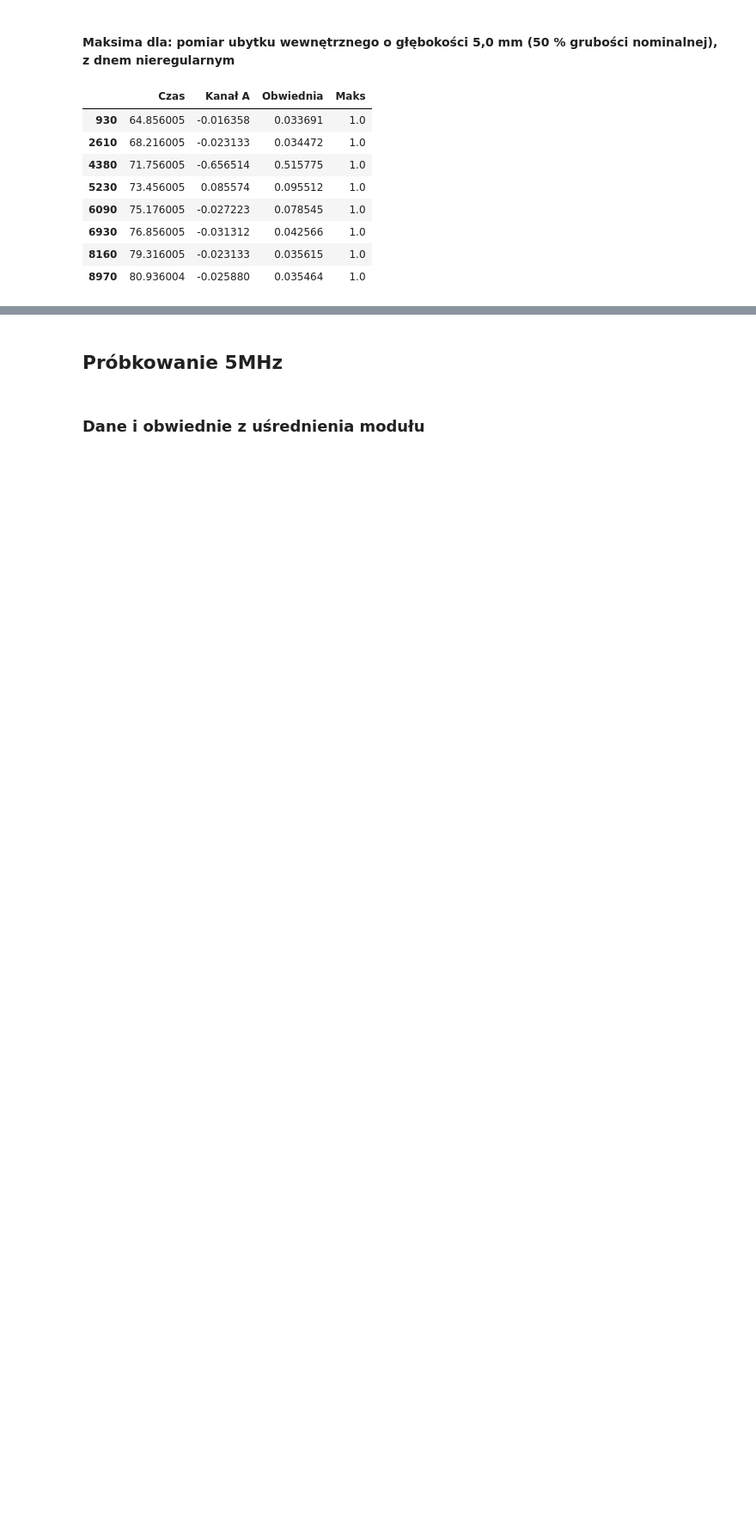
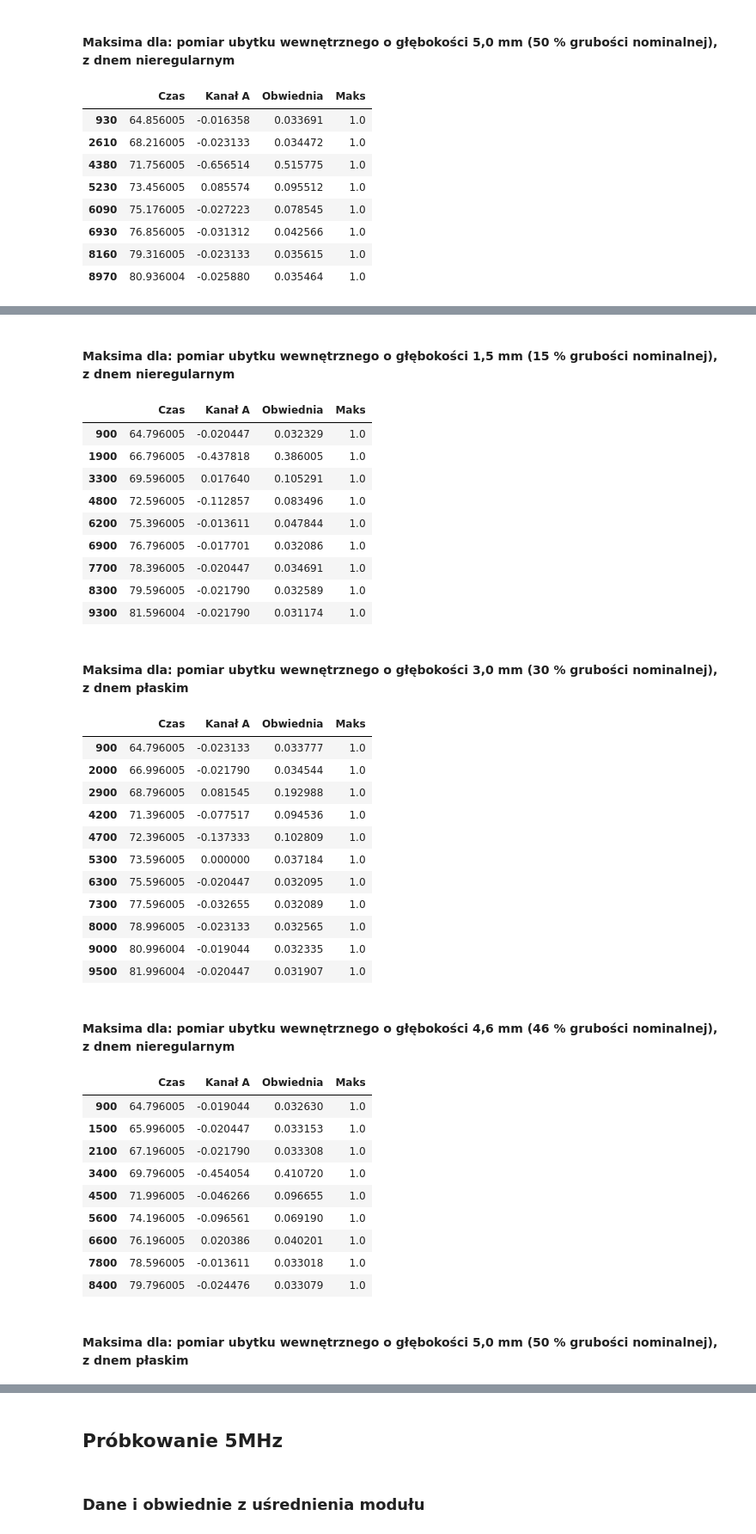
Before and after one commit to brqd/pigs, a Jupyter notebook: dane.ipynb, the cells around one changed output, grey strips where cells are left out. Shown: that part at 86% size. Cells and saved outputs as stored; diff of their text form; code cells hidden in the pictures; blank space fills up the shorter version.

```diff
--- a/dane.ipynb
+++ b/dane.ipynb
@@ -232,0 +257,13 @@ Maksima dla: pomiar ubytku wewnętrznego o głębokości 5,0 mm (50 % grubości
+# %%
+#@markdown Wyszukiwanie maksimów
+from IPython.display import HTML
+
+def find_max(x):
+    return x[len(x)//2] == np.max(x)
+
+for df,[filename, desc] in zip(data50, filenames):
+  display(HTML("<BR/><B>Maksima dla: "+desc+"</B>"))
+  df5 = df[::10].copy()
+  df5['Maks'] = df5["Obwiednia"].rolling(window=8, center=True).apply(find_max, raw=True)
+  display(df5[df5['Maks']==1])
+# %% [output]
@@ -232,0 +279,36 @@ Maksima dla: pomiar ubytku wewnętrznego o głębokości 5,0 mm (50 % grubości
+Maksima dla: pomiar ubytku wewnętrznego o głębokości 1,5 mm (15 % grubości nominalnej), z dnem nieregularnym
+|  | Czas | Kanał A | Obwiednia | Maks |
+| 900 | 64.796005 | -0.020447 | 0.032329 | 1.0 |
+| 1900 | 66.796005 | -0.437818 | 0.386005 | 1.0 |
+| 3300 | 69.596005 | 0.017640 | 0.105291 | 1.0 |
+| 4800 | 72.596005 | -0.112857 | 0.083496 | 1.0 |
+| 6200 | 75.396005 | -0.013611 | 0.047844 | 1.0 |
+| 6900 | 76.796005 | -0.017701 | 0.032086 | 1.0 |
+| 7700 | 78.396005 | -0.020447 | 0.034691 | 1.0 |
+| 8300 | 79.596005 | -0.021790 | 0.032589 | 1.0 |
+| 9300 | 81.596004 | -0.021790 | 0.031174 | 1.0 |
+Maksima dla: pomiar ubytku wewnętrznego o głębokości 3,0 mm (30 % grubości nominalnej), z dnem płaskim
+|  | Czas | Kanał A | Obwiednia | Maks |
+| 900 | 64.796005 | -0.023133 | 0.033777 | 1.0 |
+| 2000 | 66.996005 | -0.021790 | 0.034544 | 1.0 |
+| 2900 | 68.796005 | 0.081545 | 0.192988 | 1.0 |
+| 4200 | 71.396005 | -0.077517 | 0.094536 | 1.0 |
+| 4700 | 72.396005 | -0.137333 | 0.102809 | 1.0 |
+| 5300 | 73.596005 | 0.000000 | 0.037184 | 1.0 |
+| 6300 | 75.596005 | -0.020447 | 0.032095 | 1.0 |
+| 7300 | 77.596005 | -0.032655 | 0.032089 | 1.0 |
+| 8000 | 78.996005 | -0.023133 | 0.032565 | 1.0 |
+| 9000 | 80.996004 | -0.019044 | 0.032335 | 1.0 |
+| 9500 | 81.996004 | -0.020447 | 0.031907 | 1.0 |
+Maksima dla: pomiar ubytku wewnętrznego o głębokości 4,6 mm (46 % grubości nominalnej), z dnem nieregularnym
+|  | Czas | Kanał A | Obwiednia | Maks |
+| 900 | 64.796005 | -0.019044 | 0.032630 | 1.0 |
+| 1500 | 65.996005 | -0.020447 | 0.033153 | 1.0 |
+| 2100 | 67.196005 | -0.021790 | 0.033308 | 1.0 |
+| 3400 | 69.796005 | -0.454054 | 0.410720 | 1.0 |
+| 4500 | 71.996005 | -0.046266 | 0.096655 | 1.0 |
+| 5600 | 74.196005 | -0.096561 | 0.069190 | 1.0 |
+| 6600 | 76.196005 | 0.020386 | 0.040201 | 1.0 |
+| 7800 | 78.596005 | -0.013611 | 0.033018 | 1.0 |
+| 8400 | 79.796005 | -0.024476 | 0.033079 | 1.0 |
+Maksima dla: pomiar ubytku wewnętrznego o głębokości 5,0 mm (50 % grubości nominalnej), z dnem płaskim
```
Also changed, not shown: parts of 14 cells of this notebook.
